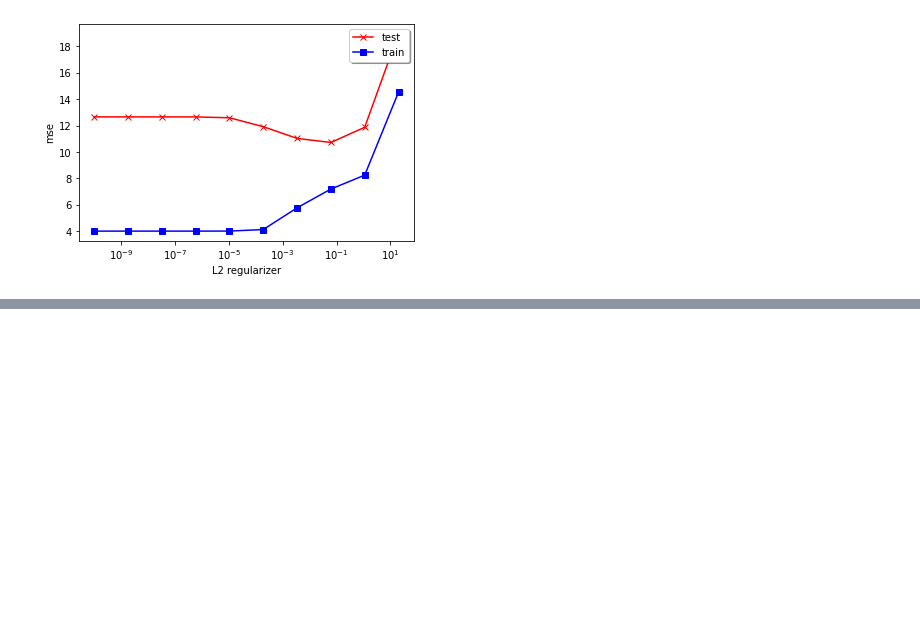
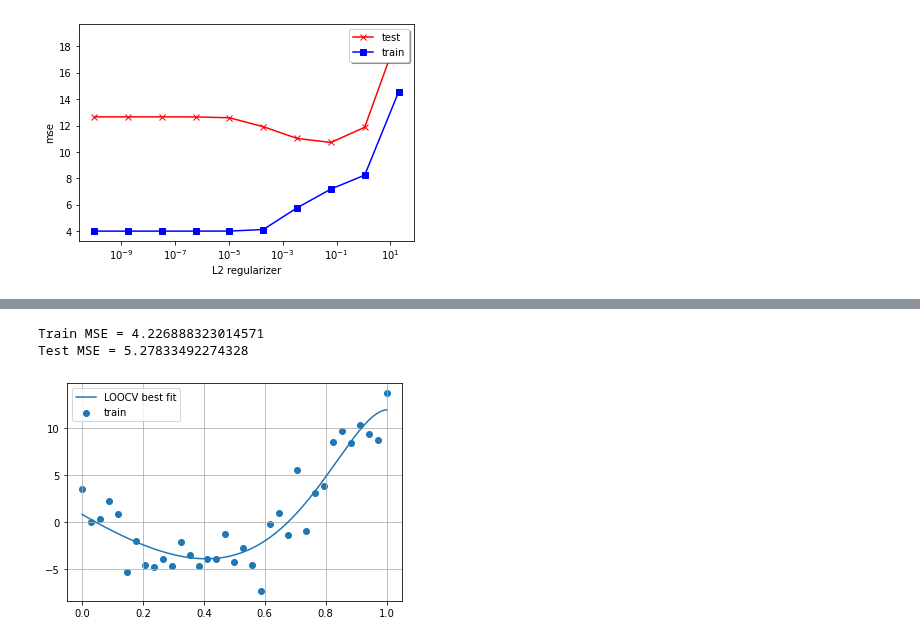
Before and after one commit to yexf308/AppliedStatistics, a Jupyter notebook: 5_Ridge_Regression.ipynb, the cells around one changed output, grey strips where cells are left out. Drawn from its saved outputs; the diff is of its cells as text; code cells hidden in the pictures; blank space fills up the shorter version.

```diff
--- a/5_Ridge_Regression.ipynb
+++ b/5_Ridge_Regression.ipynb
@@ -193,2 +208,15 @@ If $K=N$, this method is called **leave-one-out cross validation**, since we tra
 
 <img src="https://github.com/yexf308/AppliedStatistics/blob/main/image/kfold.png?raw=true" width="400" />
+# %%
+# we add more test data, 200 datapoints.
+xtest = np.arange(0.0, 20, 0.1)
+N     = xtest.shape[0]
+Xtest0 = xtest.reshape(N, 1)
+w = np.array([-1.5, 1 / 9.0])
+ytest = w[0] * xtest + w[1] * np.square(xtest)
+ytest = ytest + np.random.normal(0, 1, N) * 2
+
+d = 10
+Xtest        = np.ones((N, 1))
+for i in range(1,d+1):
+  Xtest   = np.hstack([Xtest, Xtest0**i])
@@ -194,0 +283,20 @@ If $K=N$, this method is called **leave-one-out cross validation**, since we tra
+# %%
+# in order to compare the performance, you should use mean-squared-error (MSE)
+l_best = l_span[argmin(RSS)]
+w_hat     = ridge_qr_solve(Xtrain_s, y, l_best)
+y_hat     = Xtrain_s.dot(w_hat)
+print('Train MSE =', norm(y-y_hat)**2/len(y))
+y_test_hat = Xtest_s.dot(w_hat)
+print('Test MSE =', norm(ytest-y_test_hat)**2/len(ytest))
+# %% [output]
+Train MSE = 4.226888323014571
+Test MSE = 5.27833492274328
+# %%
+# when you plot the data, you should use Xtest instead of Xtest_scaled.
+fig, ax = plt.subplots()
+ax.scatter(X[:,1], y)
+ax.plot(Xtest[:,1],y_test_hat)
+ax.legend(['LOOCV best fit','train'])
+grid()
+# %% [output]
+[figure, added]
```
Also changed, not shown: parts of 6 cells of this notebook.
